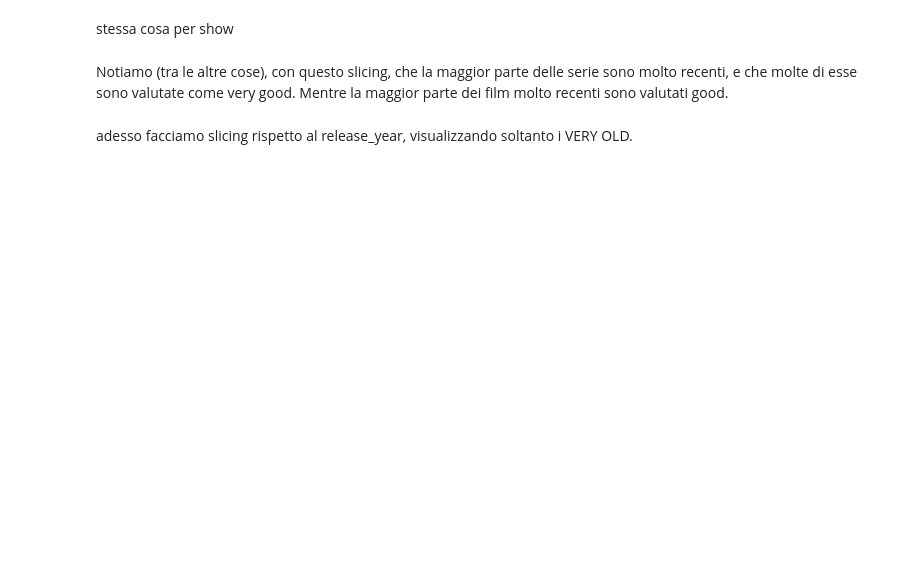
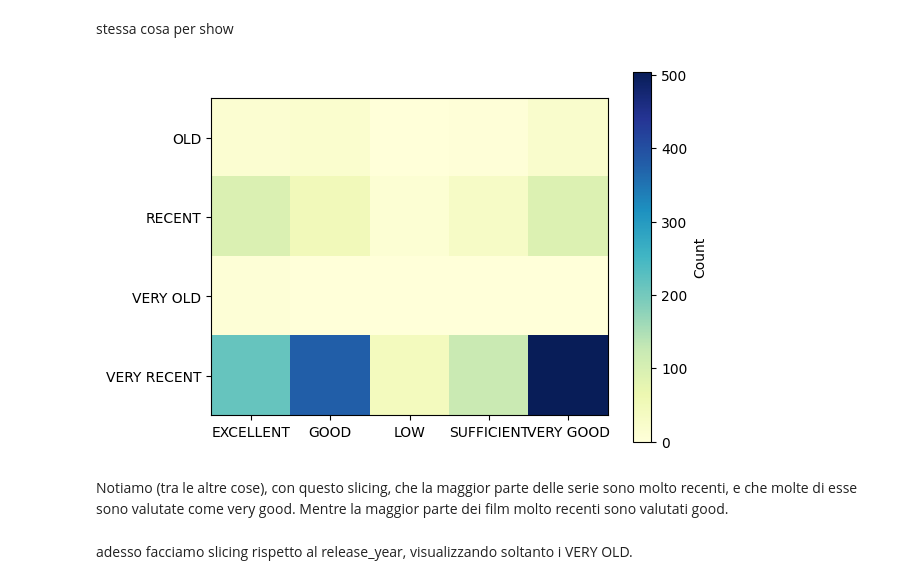
Before and after one commit to IosifPuha/SecondLabDS, a Jupyter notebook: laboratorio 2.ipynb, the cells around one changed output. Drawn from its saved outputs; the diff is of its cells as text; code cells hidden in the pictures; blank space fills up the shorter version.

```diff
--- a/laboratorio 2.ipynb
+++ b/laboratorio 2.ipynb
@@ -403,0 +461,8 @@ print('SHOW')
+# %%
+print('SHOW')
+
+# Selezioniamo solo le righe che corrispondono al tipo 'MOVIE'
+show_results = results.loc[results['Type'] == 'SHOW']
+
+# Stampa i risultati
+print(show_results)
@@ -408,3 +489,20 @@ stessa cosa per show
+# %%
+# Trasformiamo i dati in una matrice utilizzando il metodo pivot
+matrix = show_results.pivot(index='Release Year', columns='Score', values='Count')
+# Creiamo la heatmap utilizzando imshow
+plt.imshow(matrix, cmap='YlGnBu', interpolation='nearest')
+
+# Aggiungiamo una colorbar per indicare il valore dei colori
+plt.colorbar(label='Count')
+
+# Impostiamo le etichette degli assi
+plt.xticks(np.arange(len(matrix.columns)), matrix.columns)
+plt.yticks(np.arange(len(matrix.index)), matrix.index)
+
+# Mostriamo il grafico
+plt.show()
+# %% [output]
+[figure, added]
 # %% [markdown]
 Notiamo (tra le altre cose), con questo slicing, che la maggior parte delle serie sono molto recenti, e che molte di esse sono valutate come very good. Mentre la maggior parte dei film molto recenti sono valutati good.
 # %% [markdown]
```
Also changed, not shown: parts of 12 cells of this notebook.
